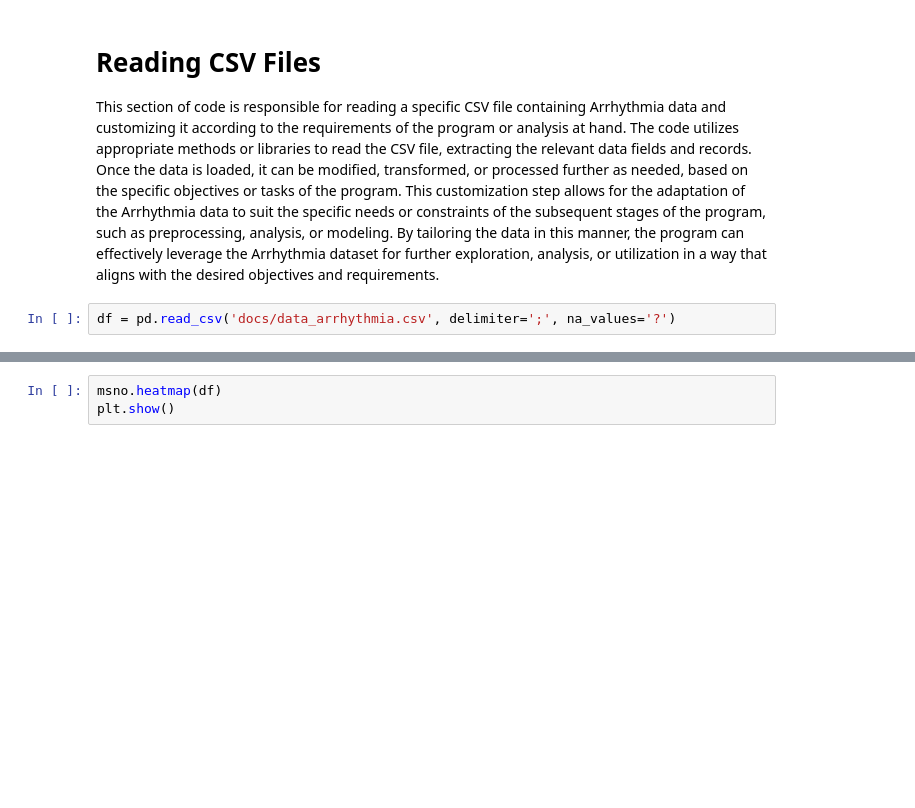
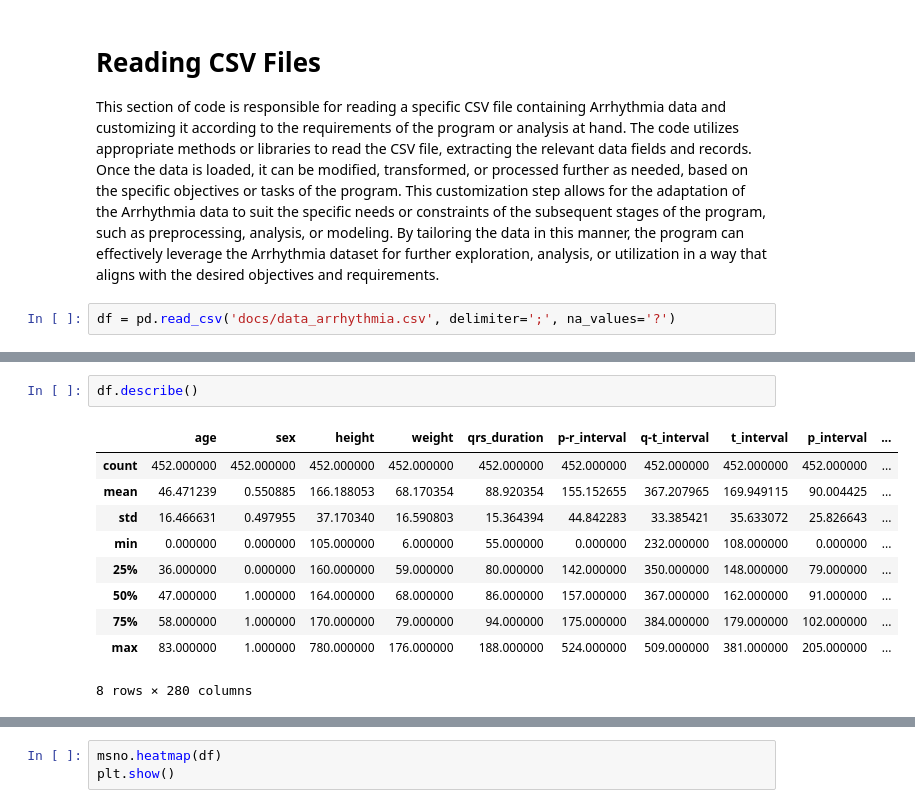
Before and after one commit to ikhsansdqq/MachineLearning, a Jupyter notebook: naive-bayes-v3.ipynb, the cells around one changed output, grey strips where cells are left out. Drawn from its saved outputs; the diff is of its cells as text; blank space fills up the shorter version.

```diff
--- a/naive-bayes-v3.ipynb
+++ b/naive-bayes-v3.ipynb
@@ -58,0 +61,13 @@ df
+# %%
+df.describe()
+# %% [output]
+|  | age | sex | height | weight | qrs_duration | p-r_interval | q-t_interval | t_interval | p_interval | ... |
+| count | 452.000000 | 452.000000 | 452.000000 | 452.000000 | 452.000000 | 452.000000 | 452.000000 | 452.000000 | 452.000000 | ... |
+| mean | 46.471239 | 0.550885 | 166.188053 | 68.170354 | 88.920354 | 155.152655 | 367.207965 | 169.949115 | 90.004425 | ... |
+| std | 16.466631 | 0.497955 | 37.170340 | 16.590803 | 15.364394 | 44.842283 | 33.385421 | 35.633072 | 25.826643 | ... |
+| min | 0.000000 | 0.000000 | 105.000000 | 6.000000 | 55.000000 | 0.000000 | 232.000000 | 108.000000 | 0.000000 | ... |
+| 25% | 36.000000 | 0.000000 | 160.000000 | 59.000000 | 80.000000 | 142.000000 | 350.000000 | 148.000000 | 79.000000 | ... |
+| 50% | 47.000000 | 1.000000 | 164.000000 | 68.000000 | 86.000000 | 157.000000 | 367.000000 | 162.000000 | 91.000000 | ... |
+| 75% | 58.000000 | 1.000000 | 170.000000 | 79.000000 | 94.000000 | 175.000000 | 384.000000 | 179.000000 | 102.000000 | ... |
+| max | 83.000000 | 1.000000 | 780.000000 | 176.000000 | 188.000000 | 524.000000 | 509.000000 | 381.000000 | 205.000000 | ... |
+8 rows × 280 columns
```
Also changed, not shown: parts of 23 cells of this notebook, 2 other files.
